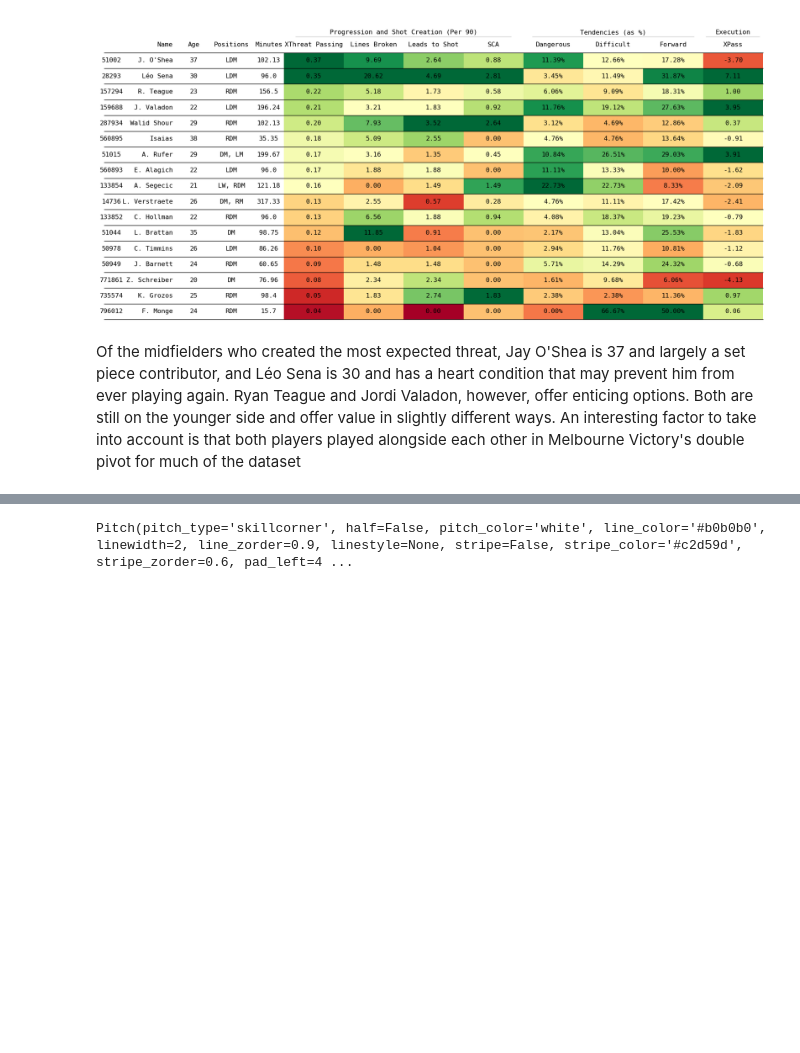
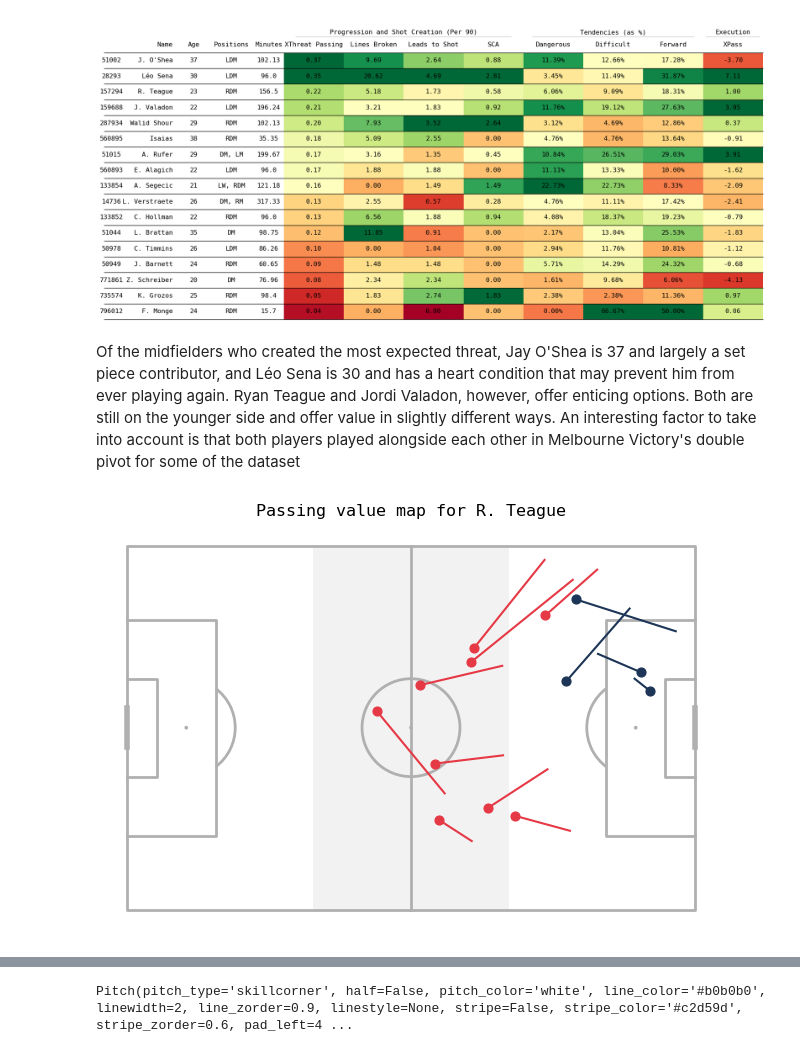
Before and after one commit to nkrackeler30/ASIProj, a Jupyter notebook: Data/ASIProj.ipynb, the cells around one changed output, grey strips where cells are left out. Saved outputs shown, nothing was run; the diff lists cells and outputs as text; code cells hidden in the pictures; blank space fills up the shorter version.

```diff
--- a/Data/ASIProj.ipynb
+++ b/Data/ASIProj.ipynb
@@ -959,4 +1065,8 @@ summary = StyleAggregator(summary).style_aggregator()
 # %% [output]
 [figure]
 # %% [markdown]
-Of the midfielders who created the most expected threat, Jay O'Shea is 37 and largely a set piece contributor, and Léo Sena is 30 and has a heart condition that may prevent him from ever playing again. Ryan Teague and Jordi Valadon, however, offer enticing options. Both are still on the younger side and offer value in slightly different ways. An interesting factor to take into account is that both players played alongside each other in Melbourne Victory's double pivot for much of the dataset
+Of the midfielders who created the most expected threat, Jay O'Shea is 37 and largely a set piece contributor, and Léo Sena is 30 and has a heart condition that may prevent him from ever playing again. Ryan Teague and Jordi Valadon, however, offer enticing options. Both are still on the younger side and offer value in slightly different ways. An interesting factor to take into account is that both players played alongside each other in Melbourne Victory's double pivot for some of the dataset
+# %%
+map = ASIProjViz(df).get_passing_value_map(157294)
+# %% [output]
+[figure, added]
```
Also changed, not shown: parts of 2 cells of this notebook, 4 other files.
